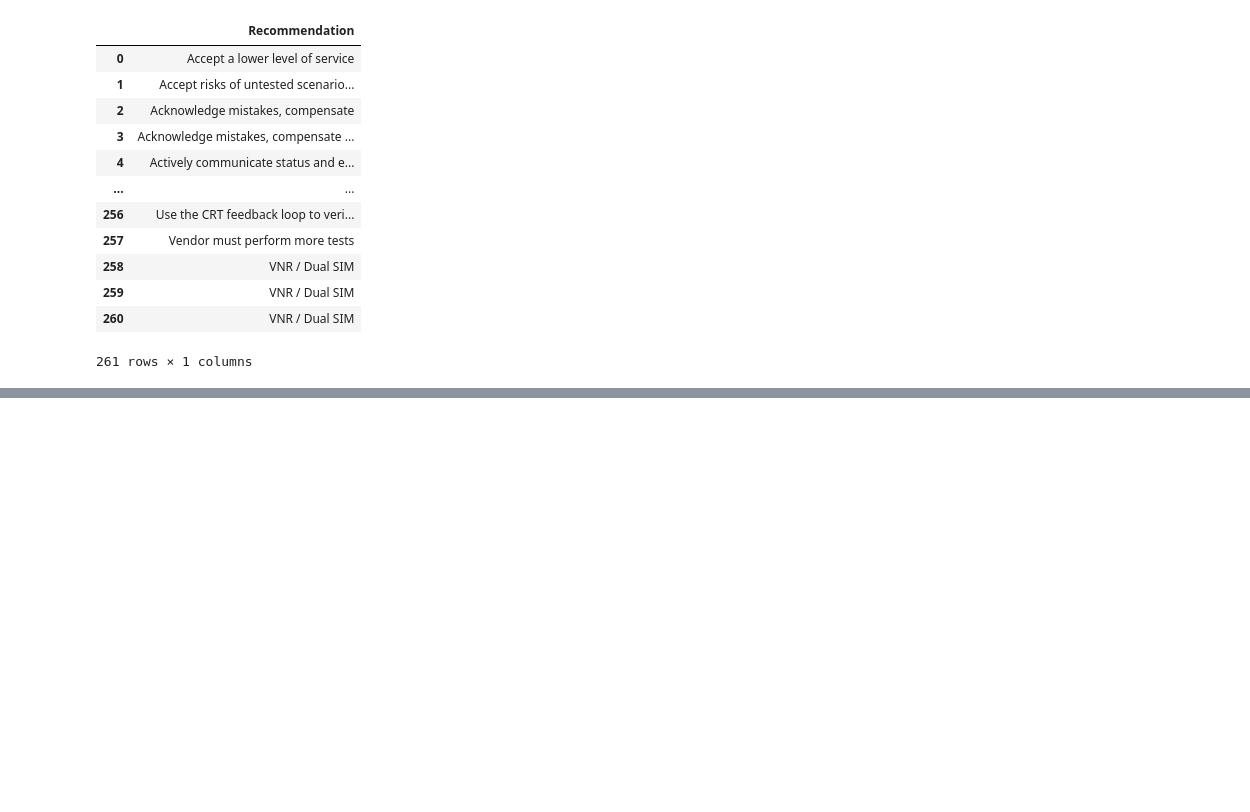
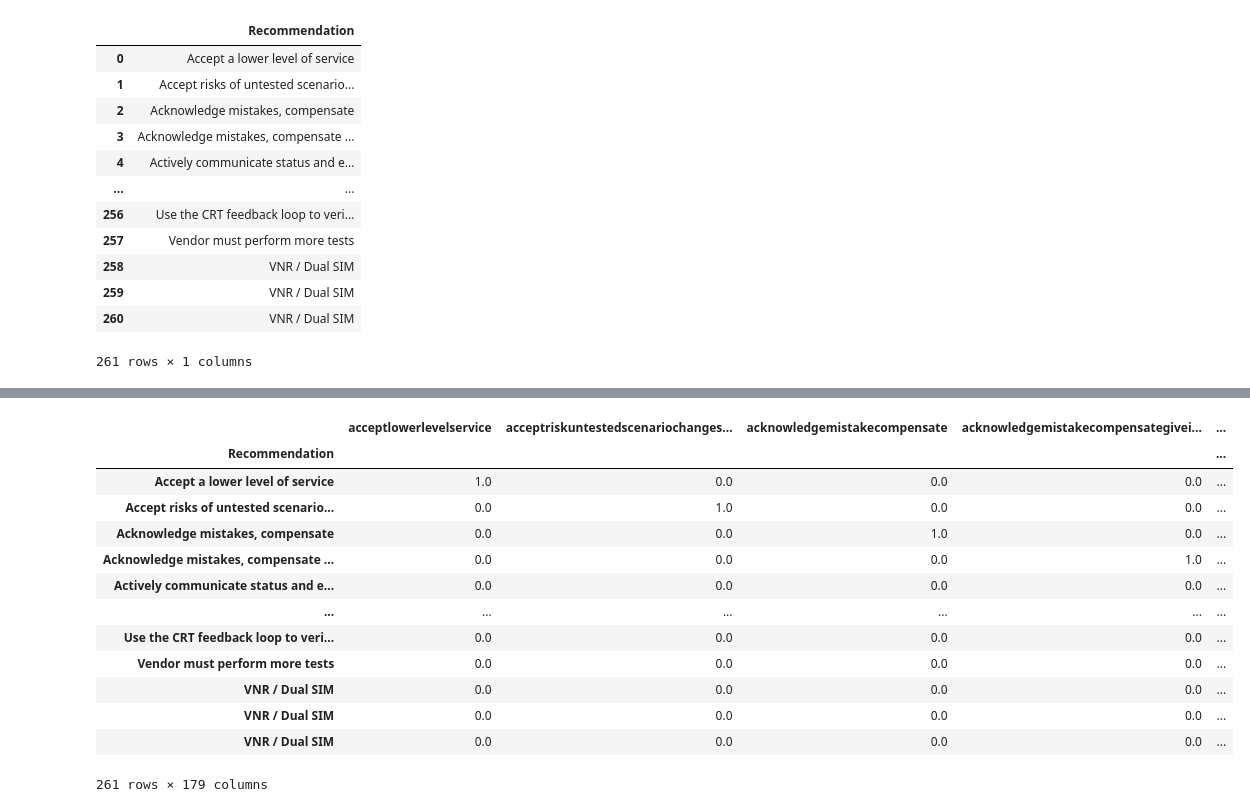
Before and after one commit to michimalek/nlp-clustering-research, a Jupyter notebook: eploration.ipynb, the cells around one changed output, grey strips where cells are left out. Saved outputs shown, nothing was run; the diff lists cells and outputs as text; code cells hidden in the pictures; blank space fills up the shorter version.

```diff
--- a/eploration.ipynb
+++ b/eploration.ipynb
@@ -110,0 +104,18 @@ ValueError: Unable to convert array of bytes/strings into decimal numbers with d
+# %%
+output = pd.DataFrame(matrix.toarray(),columns=tfidf.get_feature_names_out(),index=data["Recommendation"])
+output
+# %% [output]
+|  | acceptlowerlevelservice | acceptriskuntestedscenariochanges... | acknowledgemistakecompensate | acknowledgemistakecompensategivei... | ... |
+| Recommendation |  |  |  |  | ... |
+| Accept a lower level of service | 1.0 | 0.0 | 0.0 | 0.0 | ... |
+| Accept risks of untested scenario... | 0.0 | 1.0 | 0.0 | 0.0 | ... |
+| Acknowledge mistakes, compensate | 0.0 | 0.0 | 1.0 | 0.0 | ... |
+| Acknowledge mistakes, compensate ... | 0.0 | 0.0 | 0.0 | 1.0 | ... |
+| Actively communicate status and e... | 0.0 | 0.0 | 0.0 | 0.0 | ... |
+| ... | ... | ... | ... | ... | ... |
+| Use the CRT feedback loop to veri... | 0.0 | 0.0 | 0.0 | 0.0 | ... |
+| Vendor must perform more tests | 0.0 | 0.0 | 0.0 | 0.0 | ... |
+| VNR / Dual SIM | 0.0 | 0.0 | 0.0 | 0.0 | ... |
+| VNR / Dual SIM | 0.0 | 0.0 | 0.0 | 0.0 | ... |
+| VNR / Dual SIM | 0.0 | 0.0 | 0.0 | 0.0 | ... |
+261 rows × 179 columns
```
Also changed, not shown: parts of 19 cells of this notebook, 10 other files.
